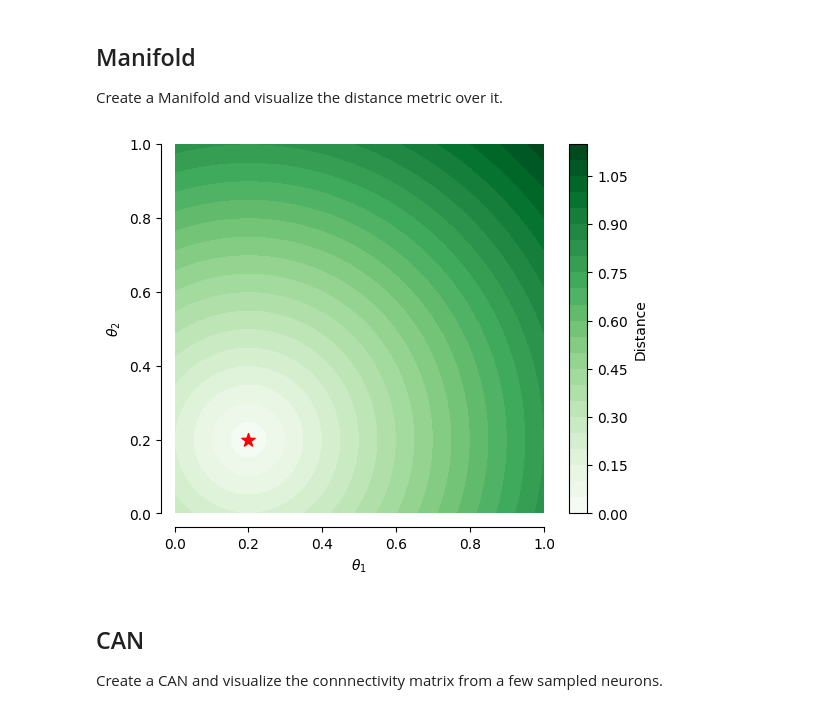
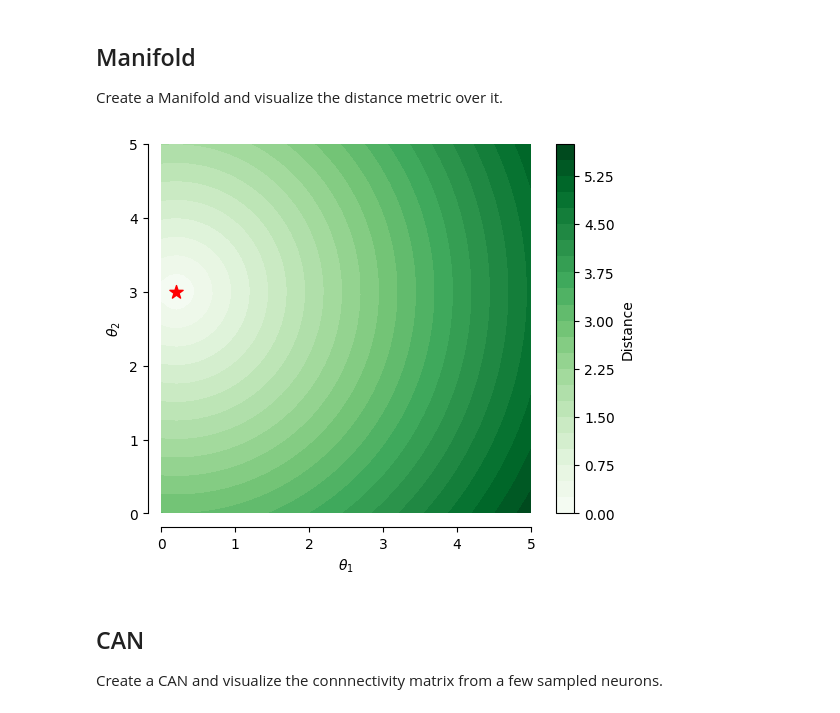
Before and after one commit to FieteLab/MADE, a Jupyter notebook: made/notebooks/visualize_connectivity.ipynb, the cells around one changed output. Drawn from its saved outputs; the diff is of its cells as text; code cells hidden in the pictures.

```diff
--- a/made/notebooks/visualize_connectivity.ipynb
+++ b/made/notebooks/visualize_connectivity.ipynb
@@ -9,14 +8,14 @@ from made.can import CAN
 
 Create a Manifold and visualize the distance metric over it.
 # %%
-m = Plane()
+m = manifolds.Plane()
 
-sample = np.array([.2, 0.2])
+sample = np.array([.2, 3])
 assert m.contains(sample), "Sample point is not in the manifold"
 
 f, ax = visuals.plot_lattice(m, show_distances=True, distance_point=sample)
 # %% [output]
-[figure, old version]
+[figure, new version]
 # %% [markdown]
 ## CAN
 Create a CAN and visualize the connnectivity matrix from a few sampled neurons.
```
Also changed, not shown: parts of 3 cells of this notebook, 4 other files.
